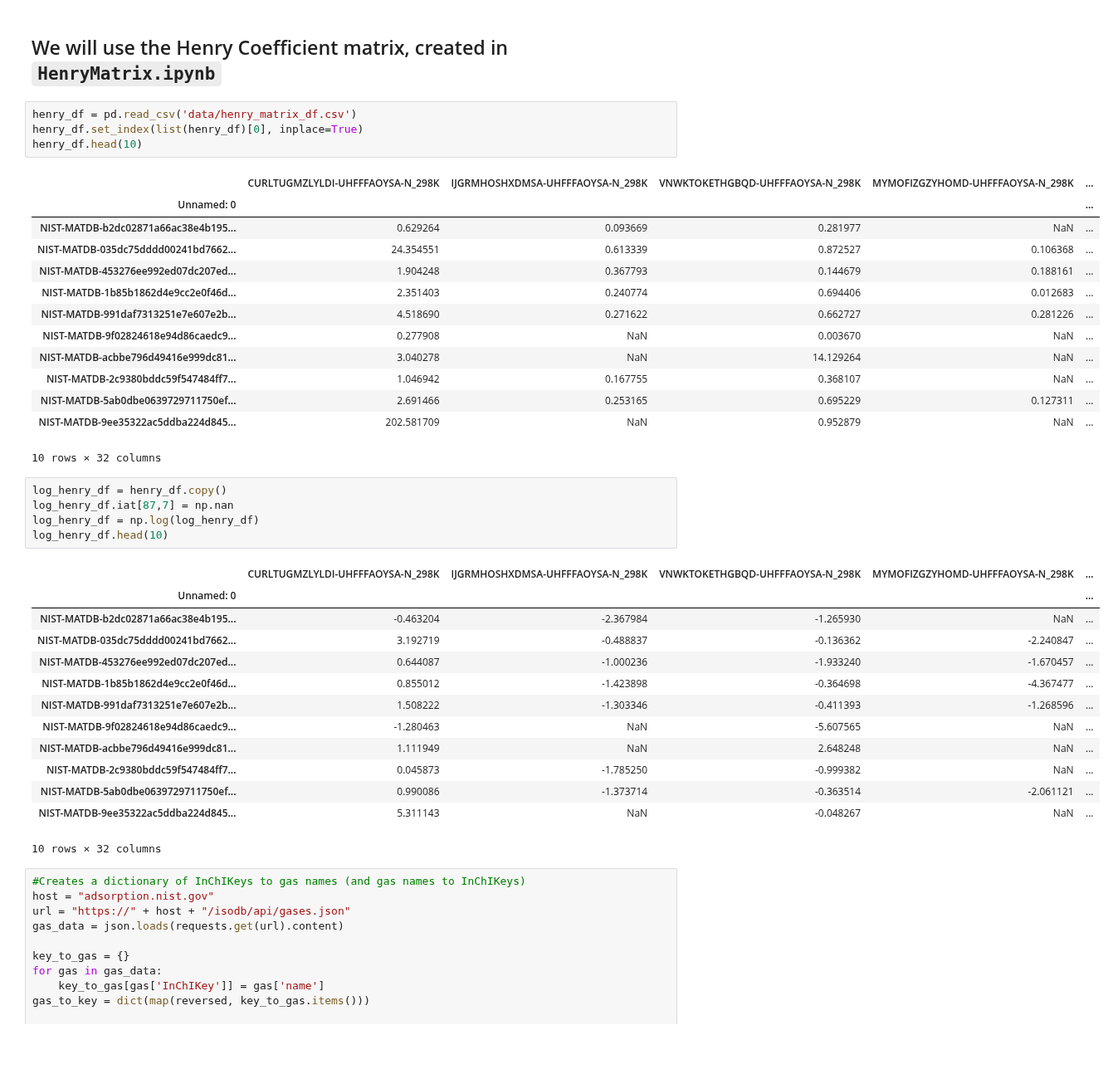
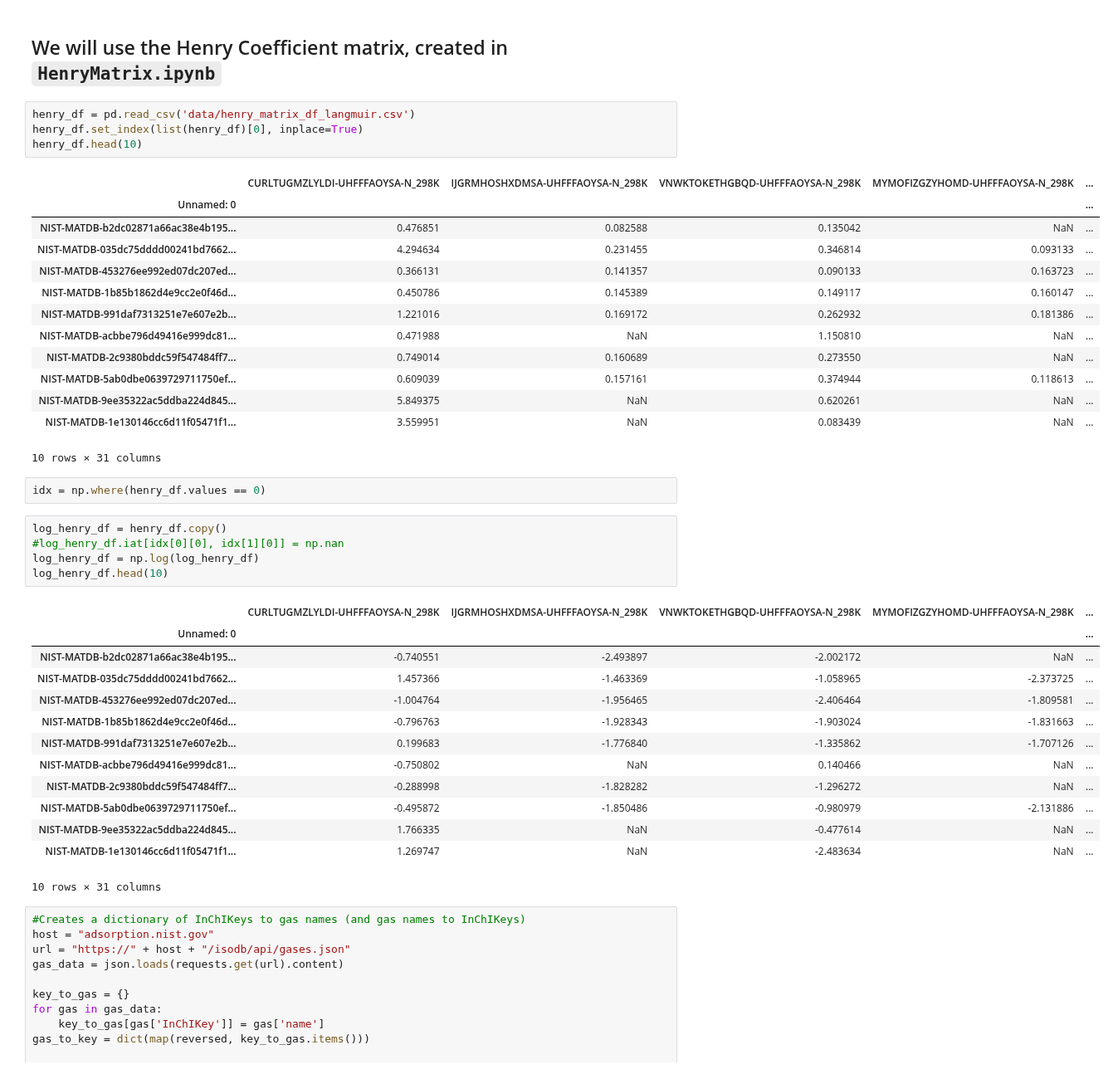
Before and after one commit to SimonEnsemble/material_recommendation_system, a Jupyter notebook: RecommendationSystem.ipynb, the cells around one changed output. Shown at 83% size. Cells and saved outputs as stored; diff of their text form; blank space fills up the shorter version.

```diff
--- a/RecommendationSystem.ipynb
+++ b/RecommendationSystem.ipynb
@@ -14,42 +14,44 @@ import matplotlib
 # %% [markdown]
 ## We will use the Henry Coefficient matrix, created in `HenryMatrix.ipynb`
 # %%
-henry_df = pd.read_csv('data/henry_matrix_df.csv')
+henry_df = pd.read_csv('data/henry_matrix_df_langmuir.csv')
 henry_df.set_index(list(henry_df)[0], inplace=True)
 henry_df.head(10)
 # %% [output]
 |  | CURLTUGMZLYLDI-UHFFFAOYSA-N_298K | IJGRMHOSHXDMSA-UHFFFAOYSA-N_298K | VNWKTOKETHGBQD-UHFFFAOYSA-N_298K | MYMOFIZGZYHOMD-UHFFFAOYSA-N_298K | ... |
 | Unnamed: 0 |  |  |  |  | ... |
-| NIST-MATDB-b2dc02871a66ac38e4b195... | 0.629264 | 0.093669 | 0.281977 | NaN | ... |
-| NIST-MATDB-035dc75dddd00241bd7662... | 24.354551 | 0.613339 | 0.872527 | 0.106368 | ... |
-| NIST-MATDB-453276ee992ed07dc207ed... | 1.904248 | 0.367793 | 0.144679 | 0.188161 | ... |
-| NIST-MATDB-1b85b1862d4e9cc2e0f46d... | 2.351403 | 0.240774 | 0.694406 | 0.012683 | ... |
-| NIST-MATDB-991daf7313251e7e607e2b... | 4.518690 | 0.271622 | 0.662727 | 0.281226 | ... |
-| NIST-MATDB-9f02824618e94d86caedc9... | 0.277908 | NaN | 0.003670 | NaN | ... |
-| NIST-MATDB-acbbe796d49416e999dc81... | 3.040278 | NaN | 14.129264 | NaN | ... |
-| NIST-MATDB-2c9380bddc59f547484ff7... | 1.046942 | 0.167755 | 0.368107 | NaN | ... |
-| NIST-MATDB-5ab0dbe0639729711750ef... | 2.691466 | 0.253165 | 0.695229 | 0.127311 | ... |
-| NIST-MATDB-9ee35322ac5ddba224d845... | 202.581709 | NaN | 0.952879 | NaN | ... |
+| NIST-MATDB-b2dc02871a66ac38e4b195... | 0.476851 | 0.082588 | 0.135042 | NaN | ... |
+| NIST-MATDB-035dc75dddd00241bd7662... | 4.294634 | 0.231455 | 0.346814 | 0.093133 | ... |
+| NIST-MATDB-453276ee992ed07dc207ed... | 0.366131 | 0.141357 | 0.090133 | 0.163723 | ... |
+| NIST-MATDB-1b85b1862d4e9cc2e0f46d... | 0.450786 | 0.145389 | 0.149117 | 0.160147 | ... |
+| NIST-MATDB-991daf7313251e7e607e2b... | 1.221016 | 0.169172 | 0.262932 | 0.181386 | ... |
+| NIST-MATDB-acbbe796d49416e999dc81... | 0.471988 | NaN | 1.150810 | NaN | ... |
+| NIST-MATDB-2c9380bddc59f547484ff7... | 0.749014 | 0.160689 | 0.273550 | NaN | ... |
+| NIST-MATDB-5ab0dbe0639729711750ef... | 0.609039 | 0.157161 | 0.374944 | 0.118613 | ... |
+| NIST-MATDB-9ee35322ac5ddba224d845... | 5.849375 | NaN | 0.620261 | NaN | ... |
+| NIST-MATDB-1e130146cc6d11f05471f1... | 3.559951 | NaN | 0.083439 | NaN | ... |
-10 rows × 32 columns
+10 rows × 31 columns
+# %%
+idx = np.where(henry_df.values == 0)
 # %%
 log_henry_df = henry_df.copy()
-log_henry_df.iat[87,7] = np.nan
+#log_henry_df.iat[idx[0][0], idx[1][0]] = np.nan
 log_henry_df = np.log(log_henry_df)
 log_henry_df.head(10)
 # %% [output]
 |  | CURLTUGMZLYLDI-UHFFFAOYSA-N_298K | IJGRMHOSHXDMSA-UHFFFAOYSA-N_298K | VNWKTOKETHGBQD-UHFFFAOYSA-N_298K | MYMOFIZGZYHOMD-UHFFFAOYSA-N_298K | ... |
 | Unnamed: 0 |  |  |  |  | ... |
-| NIST-MATDB-b2dc02871a66ac38e4b195... | -0.463204 | -2.367984 | -1.265930 | NaN | ... |
-| NIST-MATDB-035dc75dddd00241bd7662... | 3.192719 | -0.488837 | -0.136362 | -2.240847 | ... |
-| NIST-MATDB-453276ee992ed07dc207ed... | 0.644087 | -1.000236 | -1.933240 | -1.670457 | ... |
-| NIST-MATDB-1b85b1862d4e9cc2e0f46d... | 0.855012 | -1.423898 | -0.364698 | -4.367477 | ... |
-| NIST-MATDB-991daf7313251e7e607e2b... | 1.508222 | -1.303346 | -0.411393 | -1.268596 | ... |
-| NIST-MATDB-9f02824618e94d86caedc9... | -1.280463 | NaN | -5.607565 | NaN | ... |
-| NIST-MATDB-acbbe796d49416e999dc81... | 1.111949 | NaN | 2.648248 | NaN | ... |
-| NIST-MATDB-2c9380bddc59f547484ff7... | 0.045873 | -1.785250 | -0.999382 | NaN | ... |
-| NIST-MATDB-5ab0dbe0639729711750ef... | 0.990086 | -1.373714 | -0.363514 | -2.061121 | ... |
-| NIST-MATDB-9ee35322ac5ddba224d845... | 5.311143 | NaN | -0.048267 | NaN | ... |
+| NIST-MATDB-b2dc02871a66ac38e4b195... | -0.740551 | -2.493897 | -2.002172 | NaN | ... |
+| NIST-MATDB-035dc75dddd00241bd7662... | 1.457366 | -1.463369 | -1.058965 | -2.373725 | ... |
+| NIST-MATDB-453276ee992ed07dc207ed... | -1.004764 | -1.956465 | -2.406464 | -1.809581 | ... |
+| NIST-MATDB-1b85b1862d4e9cc2e0f46d... | -0.796763 | -1.928343 | -1.903024 | -1.831663 | ... |
+| NIST-MATDB-991daf7313251e7e607e2b... | 0.199683 | -1.776840 | -1.335862 | -1.707126 | ... |
+| NIST-MATDB-acbbe796d49416e999dc81... | -0.750802 | NaN | 0.140466 | NaN | ... |
+| NIST-MATDB-2c9380bddc59f547484ff7... | -0.288998 | -1.828282 | -1.296272 | NaN | ... |
+| NIST-MATDB-5ab0dbe0639729711750ef... | -0.495872 | -1.850486 | -0.980979 | -2.131886 | ... |
+| NIST-MATDB-9ee35322ac5ddba224d845... | 1.766335 | NaN | -0.477614 | NaN | ... |
+| NIST-MATDB-1e130146cc6d11f05471f1... | 1.269747 | NaN | -2.483634 | NaN | ... |
-10 rows × 32 columns
+10 rows × 31 columns
 # %%
 #Creates a dictionary of InChIKeys to gas names (and gas names to InChIKeys)
 host = "adsorption.nist.gov"
```
Also changed, not shown: parts of 27 cells of this notebook.
